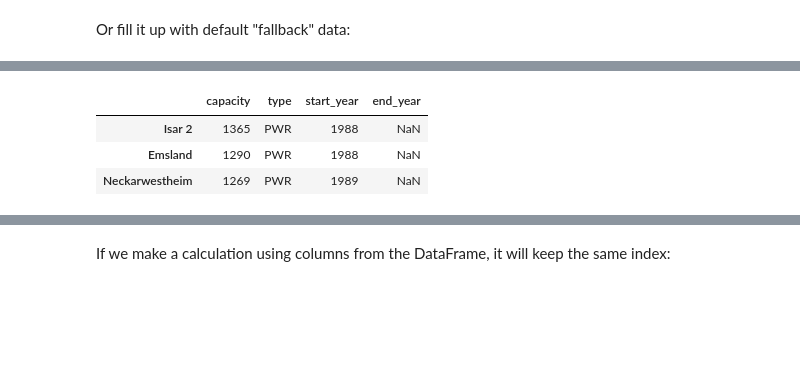
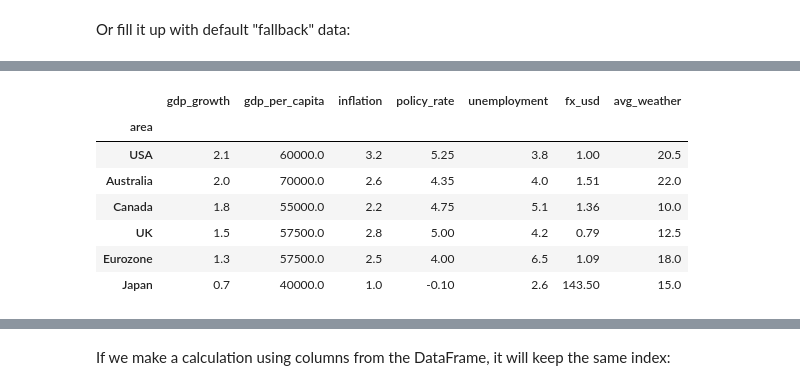
Before and after one commit to jesusvillota/Python_DSB_BdE, a Jupyter notebook: session2_JVM.ipynb, the cells around one changed output, grey strips where cells are left out. Drawn from its saved outputs; the diff is of its cells as text; code cells hidden in the pictures; blank space fills up the shorter version.

```diff
--- a/session2_JVM.ipynb
+++ b/session2_JVM.ipynb
@@ -696,0 +821,7 @@ df.drop("reduced_capacity", axis="columns")
+# %%
+df.insert(
+    loc=2,  # Insert at the third position (0-based index)
+    column='gdp_per_capita',  # Name of the new column
+    value=[60000, np.nan, 40000, np.nan, 55000, 70000]  # Values for the new column
+)
+df
@@ -697,2 +862,5 @@ df.drop("reduced_capacity", axis="columns")
 # %% [markdown]
 We can update the variable `df` by either overwriting `df` or passing an `inplace` keyword:
+# %%
+df = df.drop("net_gdp_growth", axis=1) # Overwrite df without the 'net_gdp_growth' column
+df
@@ -699,2 +876,3 @@ We can update the variable `df` by either overwriting `df` or passing an `inplac
 # %%
-df.drop("reduced_capacity", axis="columns", inplace=True)
+df.drop("year", axis=1, inplace=True) # Drop the 'year' column in place
+df
@@ -720,0 +903,3 @@ df.fillna(2023)
+# %%
+df.fillna(df.gdp_per_capita.median(), inplace=True)
+df
@@ -732,7 +963,11 @@ df.sort_index()
 # %%
-df.sort_values(by="capacity", ascending=False)
+df.sort_values(by="gdp_growth", ascending=False)
 # %% [output]
-|  | capacity | type | start_year | end_year |
-| Isar 2 | 1365 | PWR | 1988 | NaN |
-| Emsland | 1290 | PWR | 1988 | NaN |
-| Neckarwestheim | 1269 | PWR | 1989 | NaN |
+|  | gdp_growth | gdp_per_capita | inflation | policy_rate | unemployment | fx_usd | avg_weather |
+| area |  |  |  |  |  |  |  |
+| USA | 2.1 | 60000.0 | 3.2 | 5.25 | 3.8 | 1.00 | 20.5 |
+| Australia | 2.0 | 70000.0 | 2.6 | 4.35 | 4.0 | 1.51 | 22.0 |
+| Canada | 1.8 | 55000.0 | 2.2 | 4.75 | 5.1 | 1.36 | 10.0 |
+| UK | 1.5 | 57500.0 | 2.8 | 5.00 | 4.2 | 0.79 | 12.5 |
+| Eurozone | 1.3 | 57500.0 | 2.5 | 4.00 | 6.5 | 1.09 | 18.0 |
+| Japan | 0.7 | 40000.0 | 1.0 | -0.10 | 2.6 | 143.50 | 15.0 |
```
Also changed, not shown: parts of 140 cells of this notebook.
